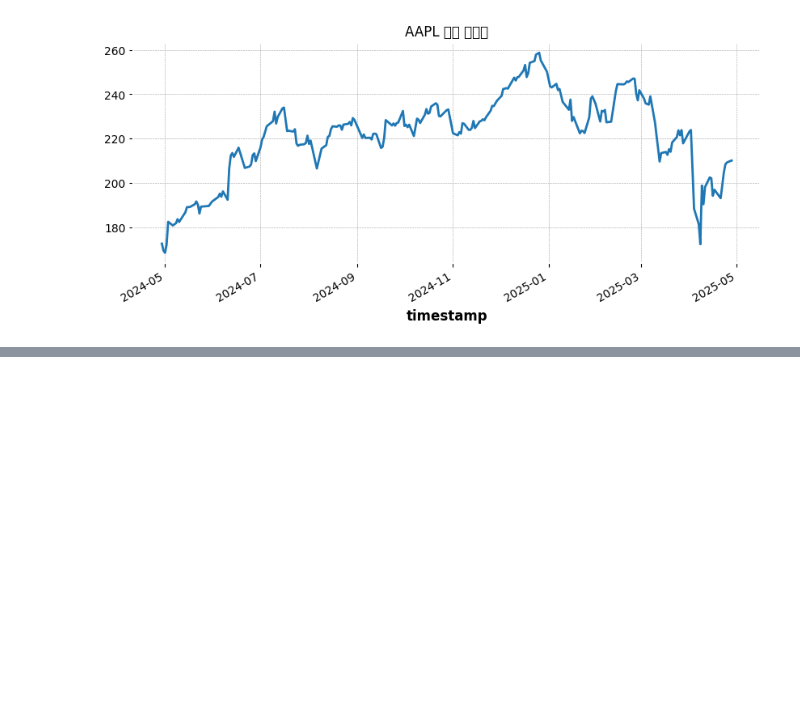
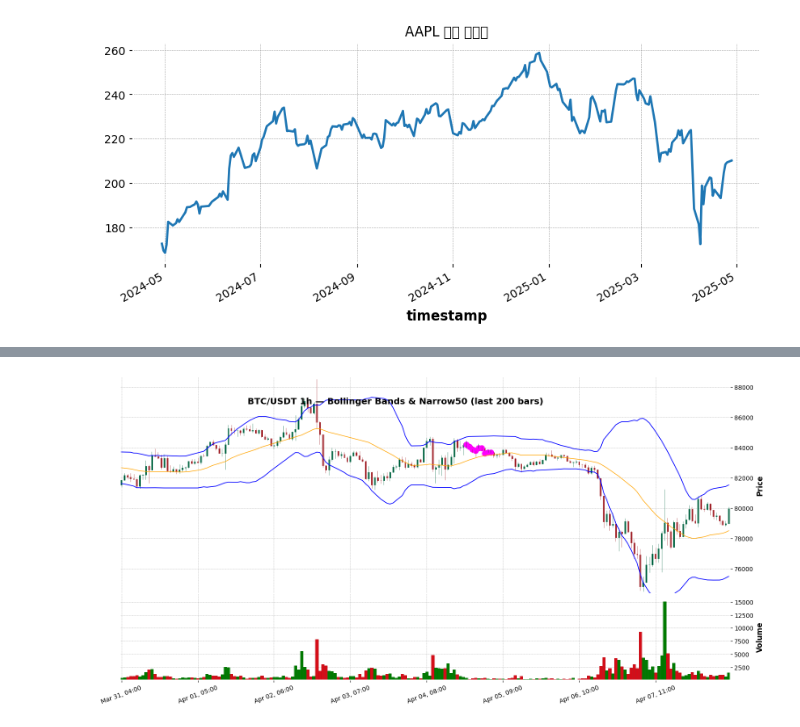
Before and after one commit to Chen123321123/PythonTrade, a Jupyter notebook: notebooks/data_exploration.ipynb, the cells around one changed output, grey strips where cells are left out. Drawn from its saved outputs; the diff is of its cells as text; code cells hidden in the pictures; blank space fills up the shorter version.

Commit message:
Add BTC bollinger breakout & MA15 breakout scripts

```diff
--- a/notebooks/data_exploration.ipynb
+++ b/notebooks/data_exploration.ipynb
@@ -156,0 +214,76 @@ df["close"].plot(title="AAPL 日线 收盘价", figsize=(10,4))
+# %%
+import ccxt
+import pandas as pd
+import mplfinance as mpf
+
+# ─── 0. 抓取 BTC/USDT 1h 最近 1000 根 K 线 ───────────────────
+exchange = ccxt.binance({"enableRateLimit": True})
+bars = exchange.fetch_ohlcv(
+    'BTC/USDT',
+    timeframe='1h',
+    since=exchange.milliseconds() - 1000*60*60*1000
+)
+df = pd.DataFrame(bars, columns=['timestamp','open','high','low','close','volume'])
+df['timestamp'] = pd.to_datetime(df['timestamp'], unit='ms')
+df.set_index('timestamp', inplace=True)
+df.sort_index(inplace=True)
+
+# ─── 1. 计算布林带 & “收窄 ≥50%” 信号 ─────────────────────────
+window = 30
+mult   = 2
+
+df['bb_mid']   = df['close'].rolling(window).mean()
+df['bb_std']   = df['close'].rolling(window).std()
+df['bb_upper'] = df['bb_mid'] + mult * df['bb_std']
+df['bb_lower'] = df['bb_mid'] - mult * df['bb_std']
+df['bb_width'] = df['bb_upper'] - df['bb_lower']
+
+df['bb_width_past'] = df['bb_width'].shift(window)
+df['narrow50']      = df['bb_width'] <= df['bb_width_past'] / 2
+
+# ─── 2. 取最后 200 根展示 ─────────────────────────────────
+N = 200
+df_sub = df.iloc[-N:].copy()
+
+# ─── 3. 用 make_addplot 准备所有层（注意用 width 而非 linewidth） ───
+ap_upper = mpf.make_addplot(
+    df_sub['bb_upper'],
+    color='blue',
+    width=1.2,
+    panel=0
+)
+ap_mid = mpf.make_addplot(
+    df_sub['bb_mid'],
+    color='orange',
+    width=1.0,
+    panel=0
+)
+ap_lower = mpf.make_addplot(
+    df_sub['bb_lower'],
+    color='blue',
+    width=1.2,
+    panel=0
+)
+ap_narrow = mpf.make_addplot(
+    df_sub['close'].where(df_sub['narrow50']),  # 只有 narrow50=True 时才有点
+    type='scatter',
+    marker='o',
+    markersize=80,
+    color='magenta',
+    panel=0
+)
+
+# ─── 4. 一次性画蜡烛 + 成交量 + 布林 + 收窄点 ────────────────────
+mpf.plot(
+    df_sub,
+    type='candle',
+    volume=True,
+    addplot=[ap_upper, ap_mid, ap_lower, ap_narrow],
+    style='charles',
+    figsize=(16, 8),
+    title=f"BTC/USDT 1h — Bollinger Bands & Narrow50 (last {N} bars)",
+    tight_layout=True,
+    xrotation=20
+)
+# %% [output]
+[figure, added]
```
Also changed, not shown: parts of 3 cells of this notebook.
